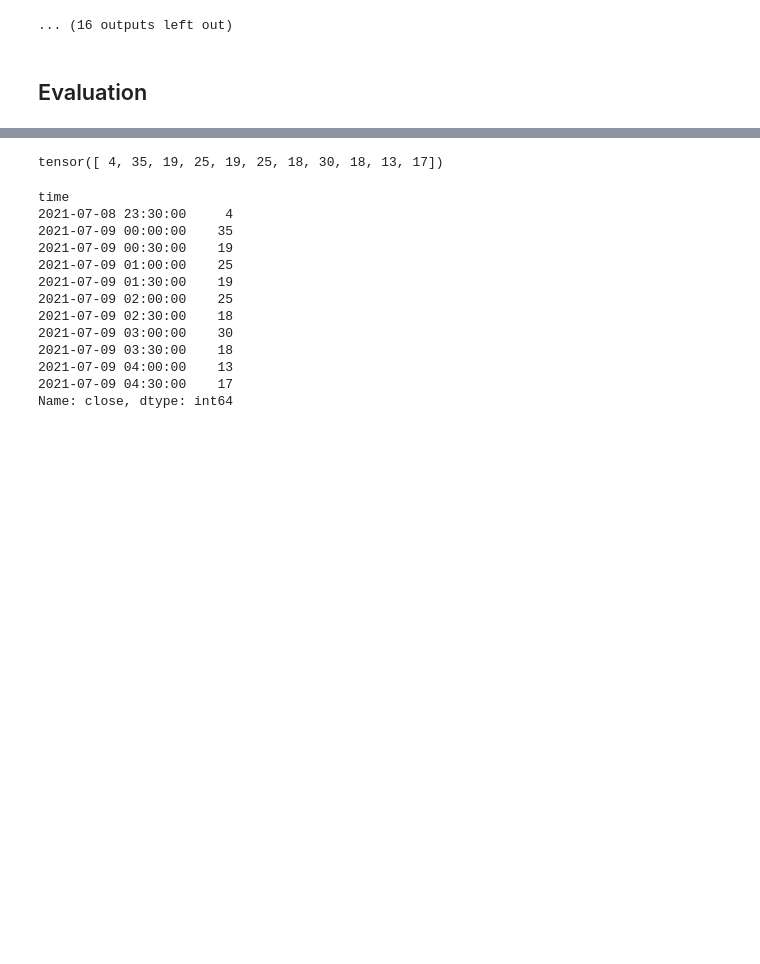
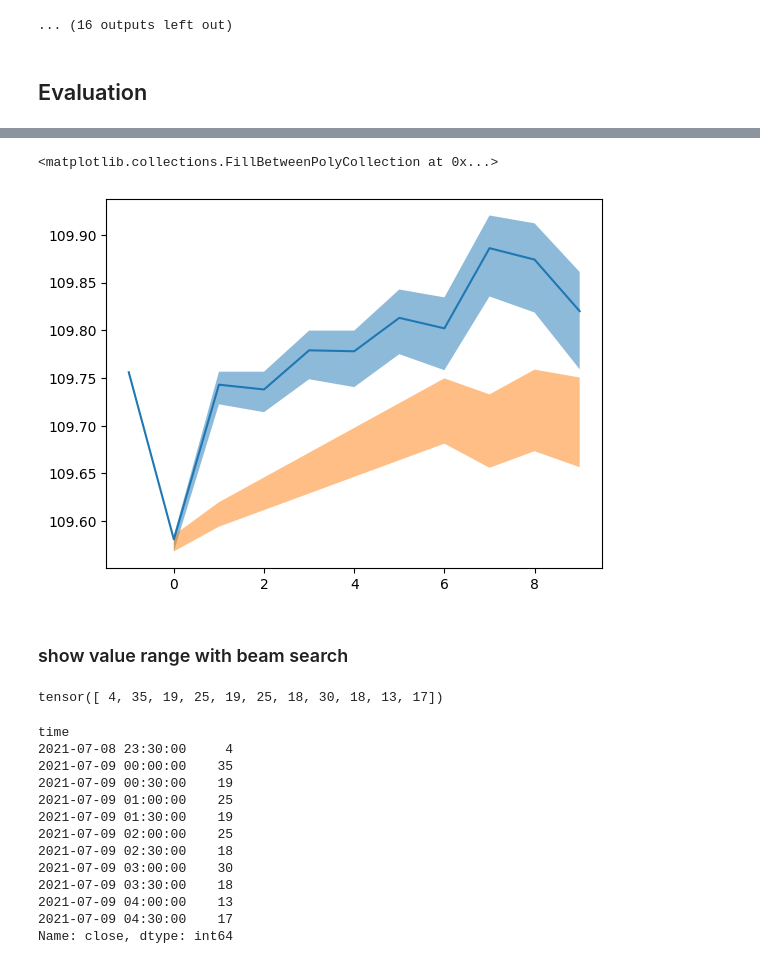
Before and after one commit to Naradice/stocknet_study, a Jupyter notebook: Models/Transformer/DiffClassIDToken/StdID_Close_Softmax.ipynb, the cells around one changed output, grey strips where cells are left out. Saved outputs shown, nothing was run; the diff lists cells and outputs as text; code cells hidden in the pictures; blank space fills up the shorter version.

```diff
--- a/Models/Transformer/DiffClassIDToken/StdID_Close_Softmax.ipynb
+++ b/Models/Transformer/DiffClassIDToken/StdID_Close_Softmax.ipynb
@@ -755,2 +853,27 @@ tensor([[ 4, 35, 19, 25, 19, 25, 18, 30, 18, 13, 17],
+# %%
+make_id_range = np.vectorize(lambda x: revert_std_based_class(x, ds.mean, ds.std))
+# %%
+pre_tgt_int = id_to_int(ds, pre_tgt)
+lower_values, upper_values = make_id_range(pre_tgt_int)
+# %%
+tgt_int = id_to_int(ds, tgt_data)
+lower_tgt_values, upper_tgt_values = make_id_range(tgt_int)
+# %%
+a_index = ds.get_actual_index(sample_index)
+answers_df = df.iloc[a_index + observation_length -2: a_index + observation_length + 10]
+# %%
+initial_values = answers_df["close"].iloc[0]
+
+# market values
+plt.plot([-1, 0,1,2,3,4,5,6,7,8,9], answers_df["close"].values[:-1])
+# answer range
+plt.fill_between([0,1,2,3,4,5,6,7,8,9], initial_values + np.cumsum(lower_tgt_values[0, :-1]), initial_values + np.cumsum(upper_tgt_values[0, :-1]), alpha = 0.5)
+# prediction range
+plt.fill_between([0,1,2,3,4,5,6,7,8,9], initial_values + np.cumsum(lower_values[0]), initial_values + np.cumsum(upper_values[0]), alpha = 0.5)
+# %% [output]
+<matplotlib.collections.FillBetweenPolyCollection at 0x...>
+[figure, added]
+# %% [markdown]
+### show value range with beam search
 # %%
 def joint_beam_search(model, input_data, beam_width, max_len, batch_first=True):
```
Also changed, not shown: parts of 52 cells of this notebook.
